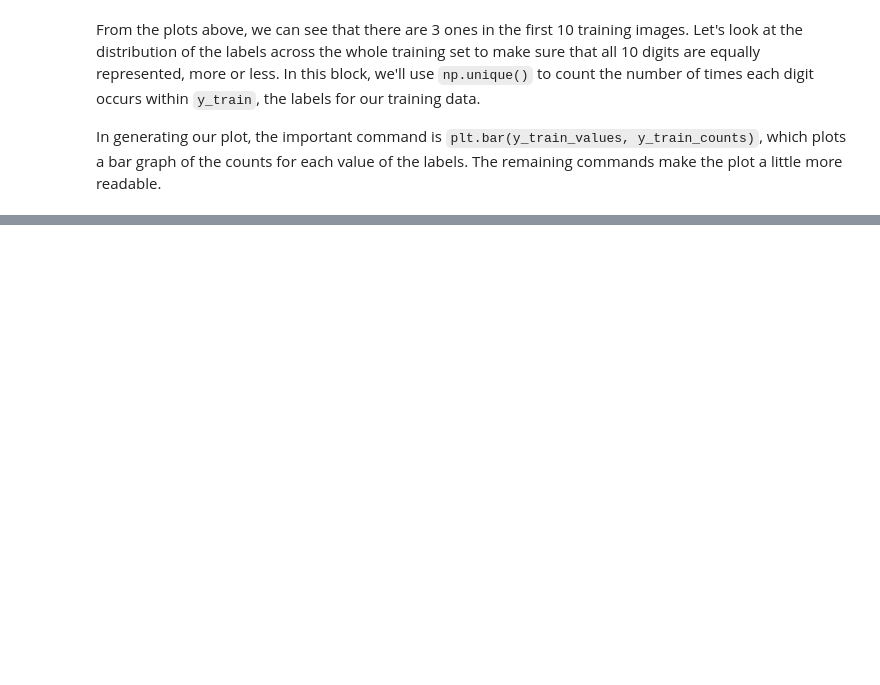
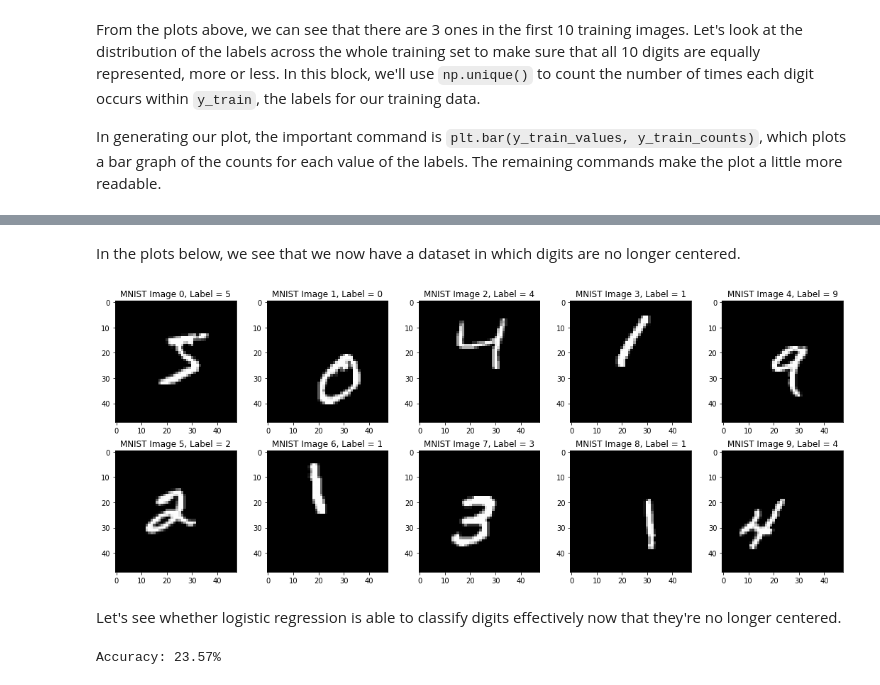
Before and after one commit to mengelhard/mmci_applied_ds, a Jupyter notebook: notebooks/block2_mnist_cnn.ipynb, the cells around one changed output, grey strips where cells are left out. Saved outputs shown, nothing was run; the diff lists cells and outputs as text; code cells hidden in the pictures; blank space fills up the shorter version.

```diff
--- a/notebooks/block2_mnist_cnn.ipynb
+++ b/notebooks/block2_mnist_cnn.ipynb
@@ -393,0 +144,30 @@ KeyboardInterrupt:
+# %%
+def pad_image(img, pad_len):
+    m, n = img.shape
+    i = np.random.randint(pad_len - 2) + 1
+    j = np.random.randint(pad_len - 2) + 1
+    img = np.concatenate([[[0] * i] * m, img, [[0] * (pad_len - i)] * m], axis=1)
+    return np.concatenate([[[0] * (n + pad_len)] * j, img, [[0] * (n + pad_len)] * (pad_len - j)], axis=0)
+
+x_dev_padded = np.array([pad_image(x, 20) for x in x_dev])
+x_test_padded = np.array([pad_image(x, 20) for x in x_test])
+# %% [markdown]
+In the plots below, we see that we now have a dataset in which digits are no longer centered.
+# %%
+fig, ax = plt.subplots(nrows=2, ncols=5, figsize=(15, 6))
+for i in range(10):
+    ax[i // 5, i % 5].imshow(x_dev_padded[i, :, :], cmap='gray')
+    ax[i // 5, i % 5].set_title('MNIST Image %i, Label = %i' % (i, y_dev[i]), fontsize=12)
+plt.tight_layout()
+plt.show()
+# %% [output]
+[figure, added]
+# %% [markdown]
+Let's see whether logistic regression is able to classify digits effectively now that they're no longer centered.
+# %%
+lr = LogisticRegression(max_iter=10)
+lr.fit(x_dev_padded.reshape(-1, 48 * 48), y_dev)
+y_test_pred = lr.predict(x_test_padded.reshape(-1, 48 * 48))
+print('Accuracy: %.2f%%' % (100 * sum(y_test_pred == y_test) / len(y_test)))
+# %% [output]
+Accuracy: 23.57%
```
Also changed, not shown: parts of 54 cells of this notebook, 1 other file.
